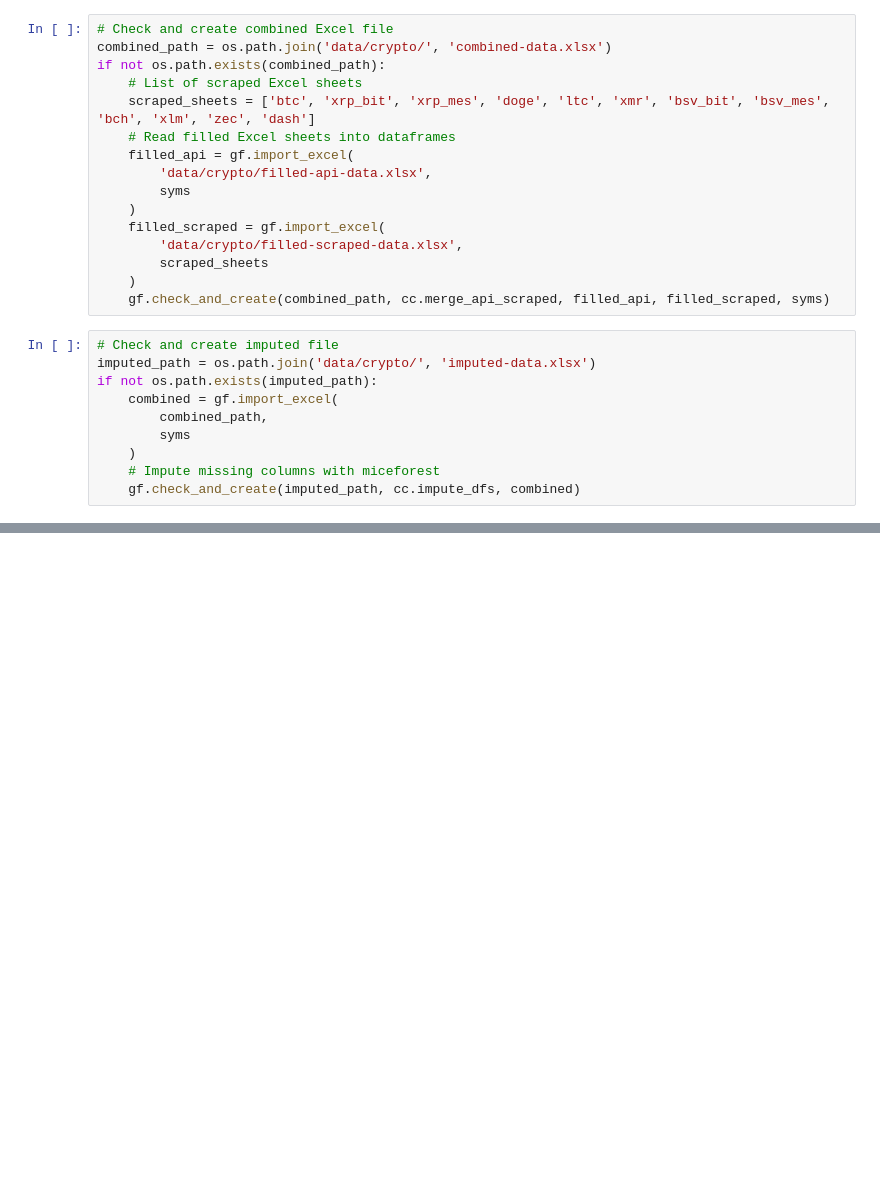
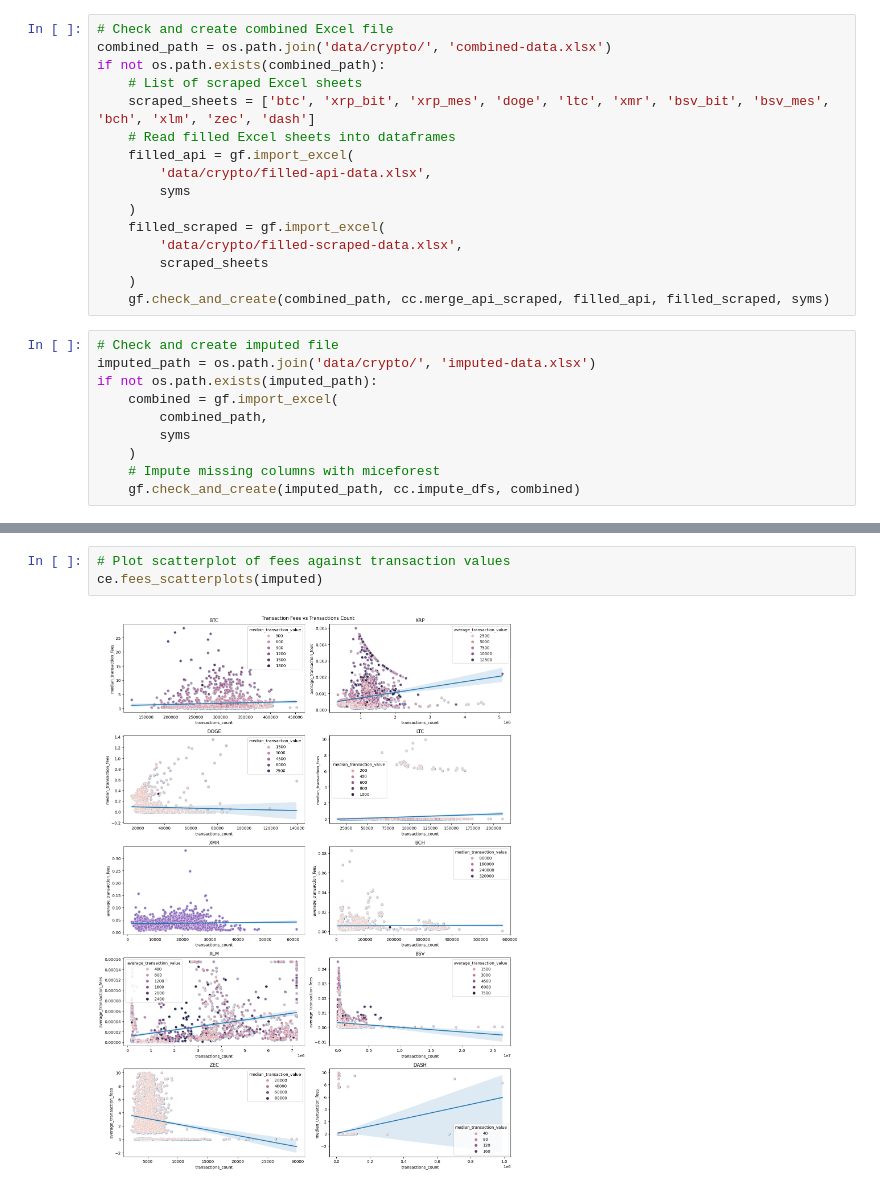
Before and after one commit to kietnguyen01/Remittance-Fees-Analysis, a Jupyter notebook: crypto.ipynb, the cells around one changed output, grey strips where cells are left out. Drawn from its saved outputs; the diff is of its cells as text; blank space fills up the shorter version.

```diff
--- a/crypto.ipynb
+++ b/crypto.ipynb
@@ -86,0 +137,5 @@ if not os.path.exists(desc_path):
+# %%
+# Plot scatterplot of fees against transaction values
+ce.fees_scatterplots(imputed)
+# %% [output]
+[figure, added]
```
Also changed, not shown: parts of 7 cells of this notebook, 3 other files.
